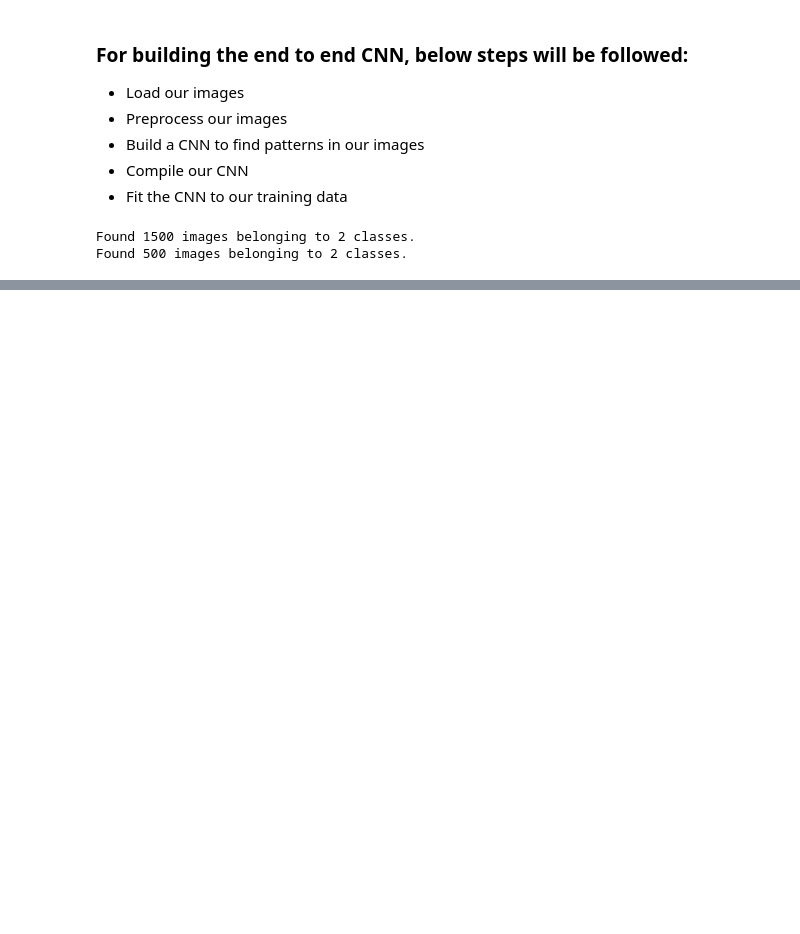
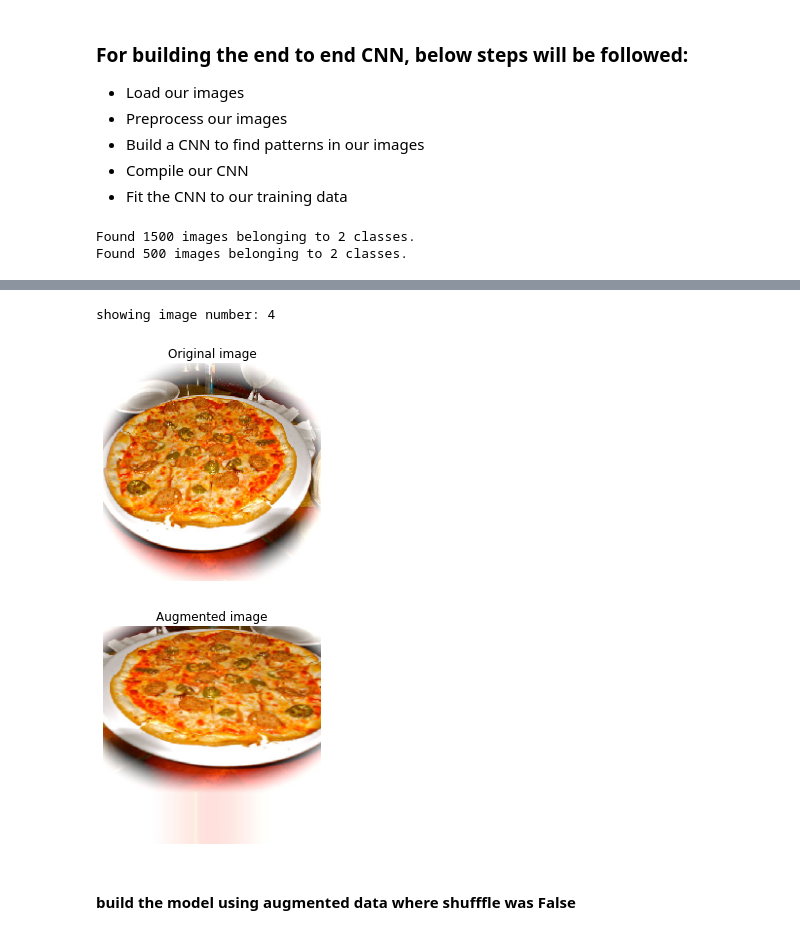
Before and after one commit to imkamleshwar/tensorflow-learning, a Jupyter notebook: computer-vision-and-cnn/cv-pizza-and-steak.ipynb, the cells around one changed output, grey strips where cells are left out. Drawn from its saved outputs; the diff is of its cells as text; code cells hidden in the pictures; blank space fills up the shorter version.

```diff
--- a/computer-vision-and-cnn/cv-pizza-and-steak.ipynb
+++ b/computer-vision-and-cnn/cv-pizza-and-steak.ipynb
@@ -338,0 +405,4 @@ pd.DataFrame(history_2.history).plot(figsize=(10, 7));
+# %%
+# Get sample data batches
+images, labels = train_data.next()
+augmented_images, augmented_labels = train_data_augmented.next() # note: labels aren't augmented... only data (images)
@@ -338,0 +413,18 @@ pd.DataFrame(history_2.history).plot(figsize=(10, 7));
+# %%
+# Show original image and augmented image
+import random
+random_number = random.randint(0, 32) # our batch sizes are 32...
+print(f"showing image number: {random_number}")
+plt.imshow(images[random_number])
+plt.title(f"Original image")
+plt.axis(False)
+plt.figure()
+plt.imshow(augmented_images[random_number])
+plt.title(f"Augmented image")
+plt.axis(False);
+# %% [output]
+showing image number: 4
+[figure, added]
+[figure, added]
+# %% [markdown]
+#### build the model using augmented data where shufffle was False
```
Also changed, not shown: parts of 37 cells of this notebook, 2 other files.
